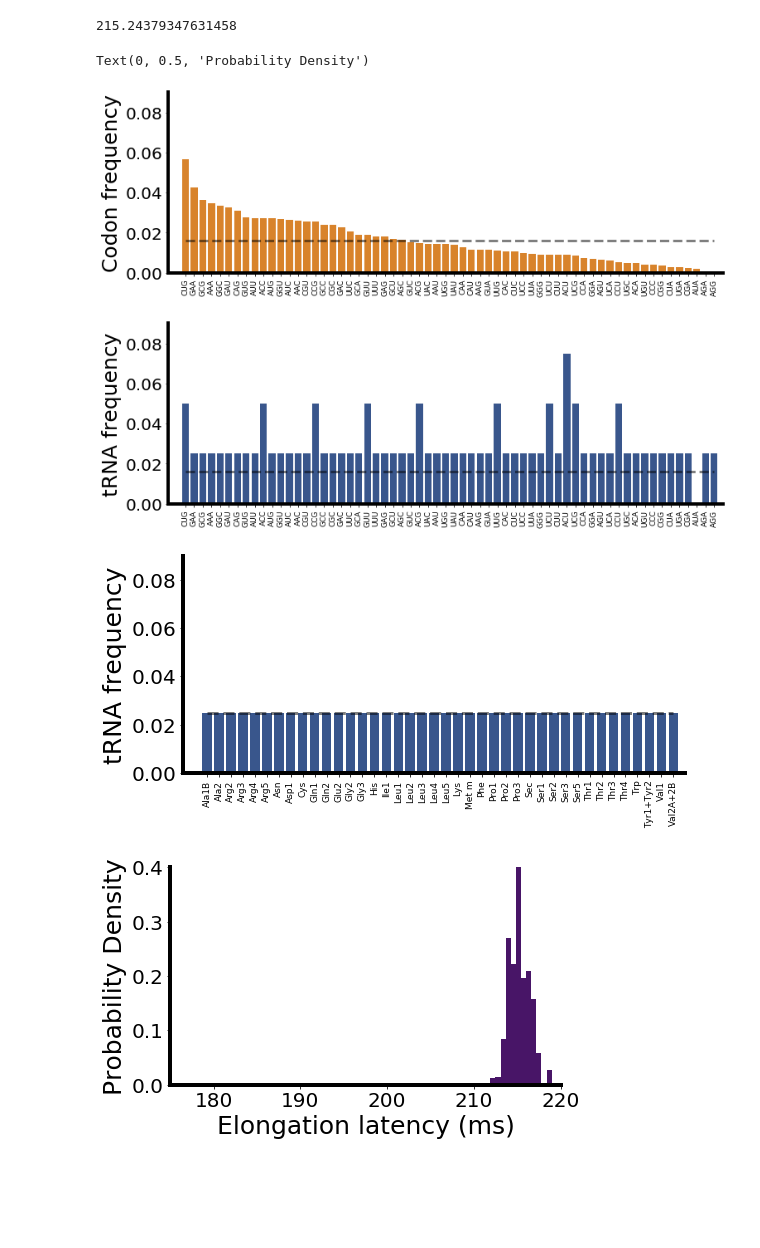
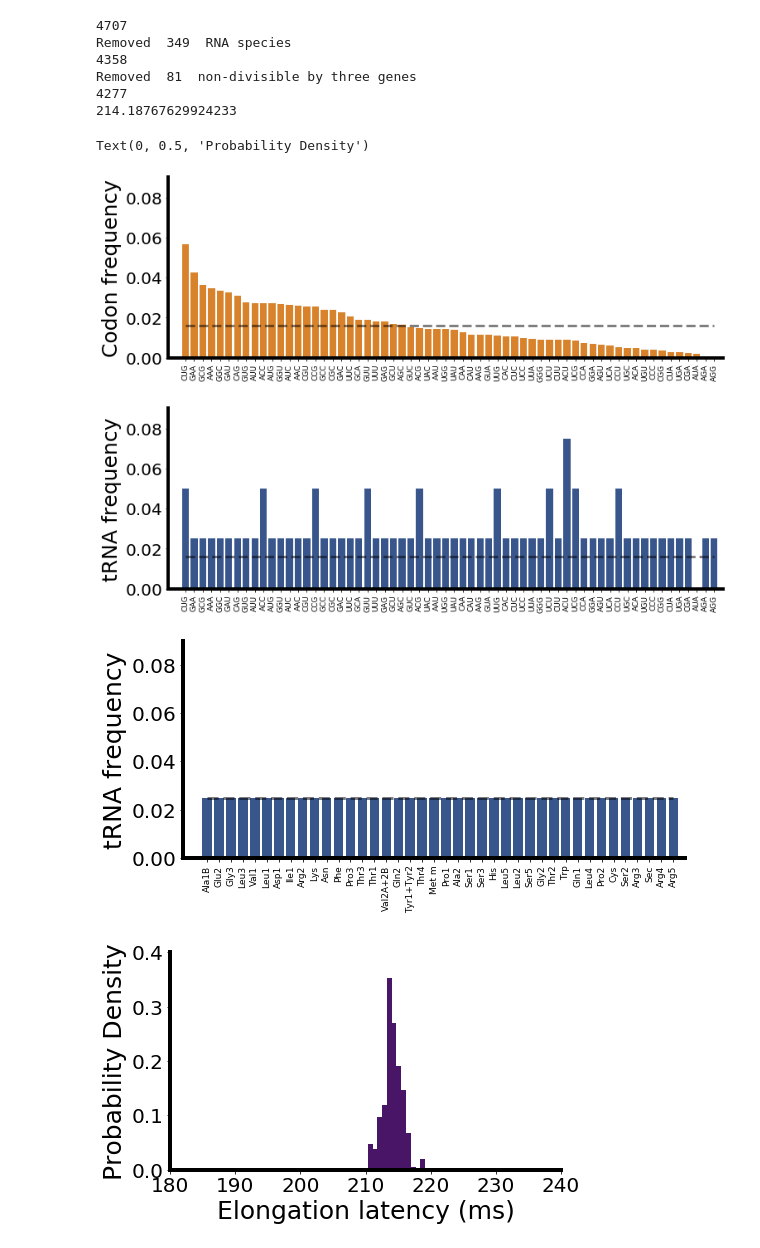
Before and after one commit to EndyLab/tRNACAD, a Jupyter notebook: tRNAVaryingIO.ipynb, the cells around one changed output. Cells and saved outputs as stored; diff of their text form; code cells hidden in the pictures; blank space fills up the shorter version.

```diff
--- a/tRNAVaryingIO.ipynb
+++ b/tRNAVaryingIO.ipynb
@@ -245,0 +282,10 @@ Text(0, 0.5, 'Probability Density')
+# %%
+tRNA_sorted_indices = np.flip(gr25_ptRNA.argsort())
+ptRNA_sorted = gr25_ptRNA[tRNA_sorted_indices]
+# %%
+tRNA_sorted = [codon_dict[codon] for codon in codon_sorted]
+tRNAs_sorted = [tRNA for tRNAs in tRNA_sorted for tRNA in tRNAs]
+tRNAs_sorted_reduced = []
+[tRNAs_sorted_reduced.append(tRNA) for tRNA in tRNAs_sorted if tRNA not in tRNAs_sorted_reduced]
+ptRNA_sorted = [ptRNA_dict[tRNA] for tRNA in tRNAs_sorted_reduced]
+print(len(tRNAs_sorted_reduced))
@@ -280,7 +328,6 @@ pCodon_transcriptome = [transcriptome_codon_dict[gene]/sum(transcriptome_codon_d
 
 
 ptRNA_dict, pcodon_dict, codon_dict, codonLabels, pCodon, tRNA_dict = cognateDistrib(ptRNA_uniform,pCodon_transcriptome,extra2=True)
-
 codon_sorted_indices = np.flip(pCodon.argsort())
 pCodon_sorted = pCodon[codon_sorted_indices]
 codon_sorted = codonLabels[codon_sorted_indices]
@@ -290,7 +337,10 @@ ax.bar(np.arange(62),pCodon_sorted,color='#d8832b',width=0.8)
 ax.plot(np.arange(62),[1/62]*62,color='black',linewidth=3,linestyle='dashed',alpha=0.5)
 plt.xticks(range(len(codon_tags)), codon_sorted,rotation='vertical')
 ax.set_xlim(-2,62)
+ax.set_ylabel('Codon frequency',fontsize=25)
 
+
+## Sort tRNA distribution per codon
 tRNA_sorted = [codon_dict[codon] for codon in codon_sorted]
 ptRNA_sorted = [sum([ptRNA_dict[key] for key in tRNAs]) for tRNAs in tRNA_sorted]
 
@@ -299,50 +349,89 @@ ax1.bar(np.arange(62),ptRNA_sorted,color='#39568CFF',width=0.8)
 ax1.plot(np.arange(62),[1/62]*62,color='black',linewidth=3,linestyle='dashed',alpha=0.5)
 plt.xticks(range(len(codon_tags)), codon_sorted,rotation='vertical')
 ax1.set_xlim(-2,62)
+ax1.set_ylabel('tRNA frequency',fontsize=25)
 
 
+#### Sort tRNA distribution
+
+
+###Sort Option 1
+#tRNA_sorted = [codon_dict[codon] for codon in codon_sorted]
+#tRNAs_sorted = [tRNA for tRNAs in tRNA_sorted for tRNA in tRNAs]
+#tRNAs_sorted_reduced = []
+#[tRNAs_sorted_reduced.append(tRNA) for tRNA in tRNAs_sorted if tRNA not in tRNAs_sorted_reduced]
+#ptRNA_sorted = [ptRNA_dict[tRNA] for tRNA in tRNAs_sorted_reduced]
+#fig,ax2 = plt.subplots(figsize=(9,4))
+#ax2.bar(np.arange(40),ptRNA_sorted,color='#39568CFF',width=0.8)
+#ax2.plot(np.arange(40),[1/40]*40,color='black',linewidth=3,linestyle='dashed',alpha=0.5)
+#plt.xticks(range(len(tRNA_tags)), tRNAs_sorted_reduced,rotation='vertical')
+
+
+###Sort option 2
+#tRNA_sorted_indices = np.flip(gr25_ptRNA.argsort())
+#ptRNA_sorted = gr25_ptRNA[tRNA_sorted_indices]
+#tRNA_sorted = np.array(tRNA_tags)[tRNA_sorted_indices]
+#fig,ax2 = plt.subplots(figsize=(9,4))
+#ax2.bar(np.arange(40),ptRNA_sorted,color='#39568CFF',width=0.8)
+#ax2.plot(np.arange(40),[1/40]*40,color='black',linewidth=3,linestyle='dashed',alpha=0.5)
+#plt.xticks(range(len(tRNA_tags)), tRNA_sorted,rotation='vertical')
+
+###Sort option 3
+tRNA_sum_dict = tRNA_dict.copy()
+tRNA_weightedbycodon = list()
+#print(ptRNA_dict)
+for keys in tRNA_dict.keys():
+    tRNA_sum_dict[keys] = (sum([pcodon_dict[tRNA_key] for tRNA_key in tRNA_dict[keys]]))
+#print(tRNA_sum_dict)
+tRNA_weightedbycodon = list(tRNA_sum_dict.values())/sum(tRNA_sum_dict.values())
+tRNA_sorted_indices = np.flip(tRNA_weightedbycodon.argsort())
+tRNA_sorted = np.array(tRNA_tags)[tRNA_sorted_indices]
+ptRNA_sorted = ptRNA_uniform[tRNA_sorted_indices]
 fig,ax2 = plt.subplots(figsize=(9,4))
-ax2.bar(np.arange(40),ptRNA_uniform,color='#39568CFF',width=0.8)
+ax2.bar(np.arange(40),ptRNA_sorted,color='#39568CFF',width=0.8)
 ax2.plot(np.arange(40),[1/40]*40,color='black',linewidth=3,linestyle='dashed',alpha=0.5)
-plt.xticks(range(len(tRNA_tags)), tRNA_tags,rotation='vertical')
+plt.xticks(range(len(tRNA_tags)), tRNA_sorted,rotation='vertical')
+#print(dict(zip(tRNA_sorted,ptRNA_sorted)))
 ax2.set_xlim(-2,40)
-
-ax.set_ylabel('Codon frequency',fontsize=25)
-ax1.set_ylabel('tRNA frequency',fontsize=25)
 ax2.set_ylabel('tRNA frequency',fontsize=25)
-
 
 for ax in [ax,ax1,ax2]:
     ax.spines['left'].set_linewidth(4)
     ax.spines['bottom'].set_linewidth(4)
     ax.spines['top'].set_linewidth(0)
     ax.spines['right'].set_linewidth(0)
     ax.tick_params(axis='y', which='major', labelsize=20)
     ax.tick_params(axis='x', which='major', labelsize=9)
     ax.set_ylim(0,0.09)
    # ax.set_yticks(np.arange(0,0.36,0.05))
 
+
 #Plot the elongation latency of each gene
 fig,ax = plt.subplots(figsize=(7,4))
 
 hist=ax.hist(transcriptome_elongt,color='#481567FF',bins=20,density=True)
 print(np.average(transcriptome_elongt))
 ax.set_ylim(0,0.4)
-ax.set_xlim(175,220)
+ax.set_xlim(180,240)
 
 ax.tick_params(axis='y', which='major', labelsize=20)
 ax.tick_params(axis='x', which='major', labelsize=20)
 
 ax.spines['left'].set_linewidth(4)
 ax.spines['bottom'].set_linewidth(4)
 ax.spines['top'].set_linewidth(0)
 ax.spines['right'].set_linewidth(0)
 ax.set_xlabel('Elongation latency (ms)',size=25)
 ax.set_ylabel('Probability Density',size=25)
 # %% [output]
-215.24379347631458
+4707
+Removed  349  RNA species
+4358
+Removed  81  non-divisible by three genes
+4277
+214.18767629924233
 Text(0, 0.5, 'Probability Density')
 [figure]
 [figure]
-[figure, old version]
+[figure, new version]
-[figure, old version]
+[figure, new version]
```
Also changed, not shown: parts of 5 cells of this notebook, 3 other files.
